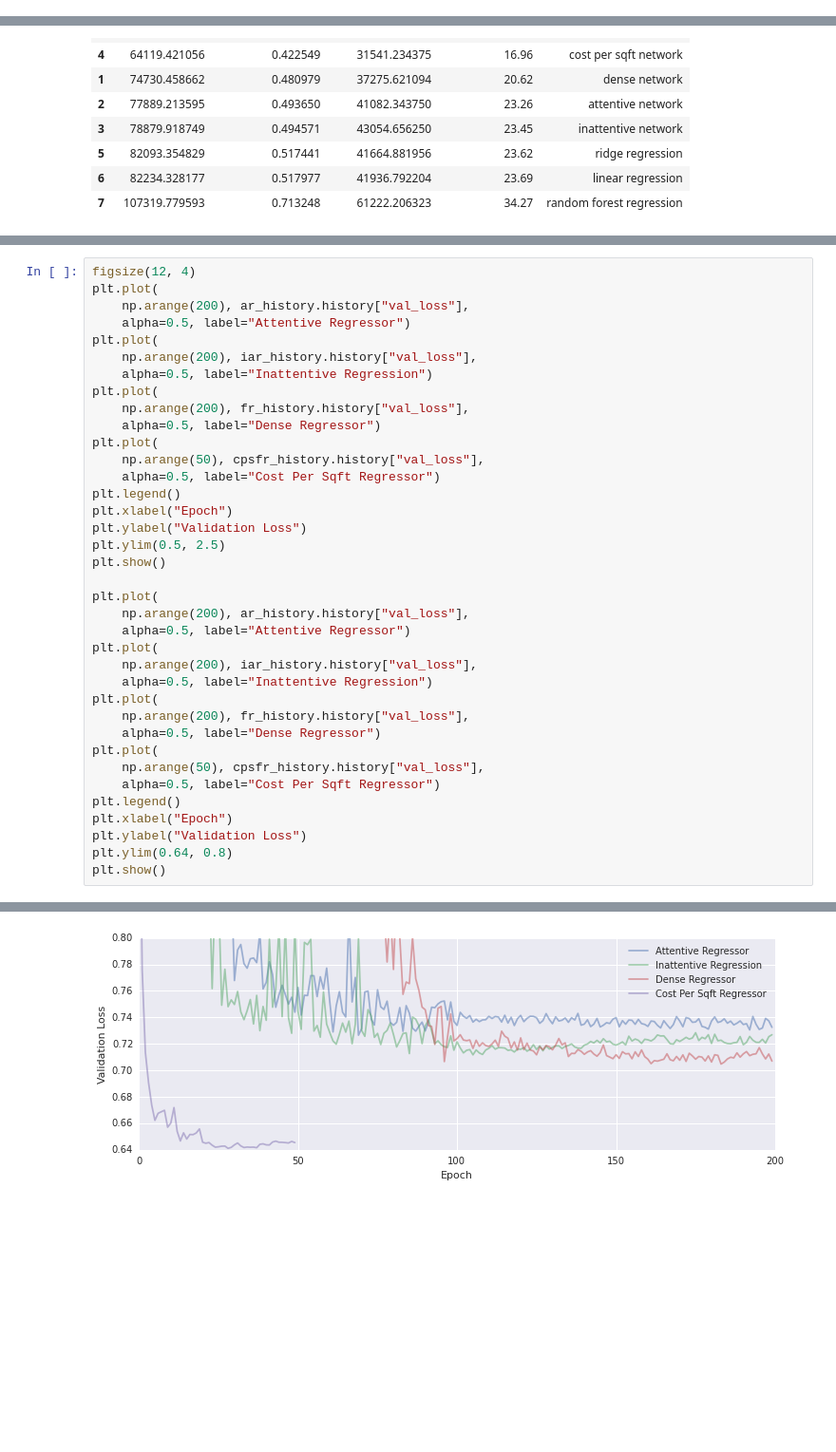
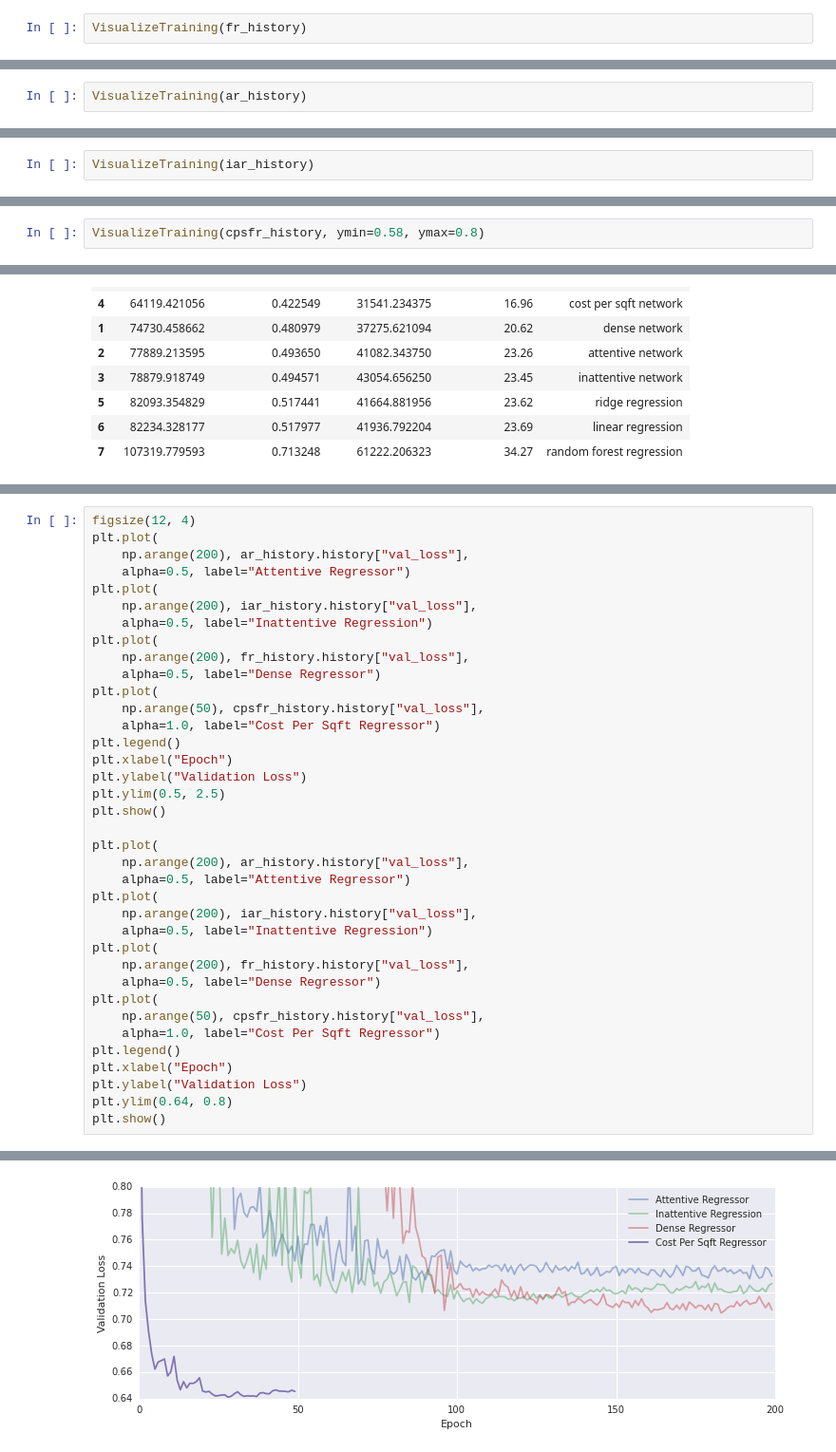
Before and after one commit to jeffschecter/sandbox, a Jupyter notebook: zillow/zillow.ipynb, the cells around one changed output, grey strips where cells are left out. Shown at 95% size. Drawn from its saved outputs; the diff is of its cells as text; blank space fills up the shorter version.

```diff
--- a/zillow/zillow.ipynb
+++ b/zillow/zillow.ipynb
@@ -225,0 +234,2 @@ plt.show()
+# %%
+VisualizeTraining(fr_history)
@@ -361,0 +342,2 @@ plt.show()
+# %%
+VisualizeTraining(ar_history)
@@ -475,0 +434,2 @@ plt.show()
+# %%
+VisualizeTraining(iar_history)
@@ -584,0 +518,2 @@ plt.show()
+# %%
+VisualizeTraining(cpsfr_history, ymin=0.58, ymax=0.8)
@@ -634,7 +585,7 @@ plt.plot(
     alpha=0.5, label="Dense Regressor")
 plt.plot(
     np.arange(50), cpsfr_history.history["val_loss"],
-    alpha=0.5, label="Cost Per Sqft Regressor")
+    alpha=1.0, label="Cost Per Sqft Regressor")
 plt.legend()
 plt.xlabel("Epoch")
 plt.ylabel("Validation Loss")
@@ -652,7 +603,7 @@ plt.plot(
     alpha=0.5, label="Dense Regressor")
 plt.plot(
     np.arange(50), cpsfr_history.history["val_loss"],
-    alpha=0.5, label="Cost Per Sqft Regressor")
+    alpha=1.0, label="Cost Per Sqft Regressor")
 plt.legend()
 plt.xlabel("Epoch")
 plt.ylabel("Validation Loss")
@@ -663 +614 @@ plt.show()
-[figure, old version]
+[figure, new version]
```
Also changed, not shown: parts of 61 cells of this notebook, 1 other file.
